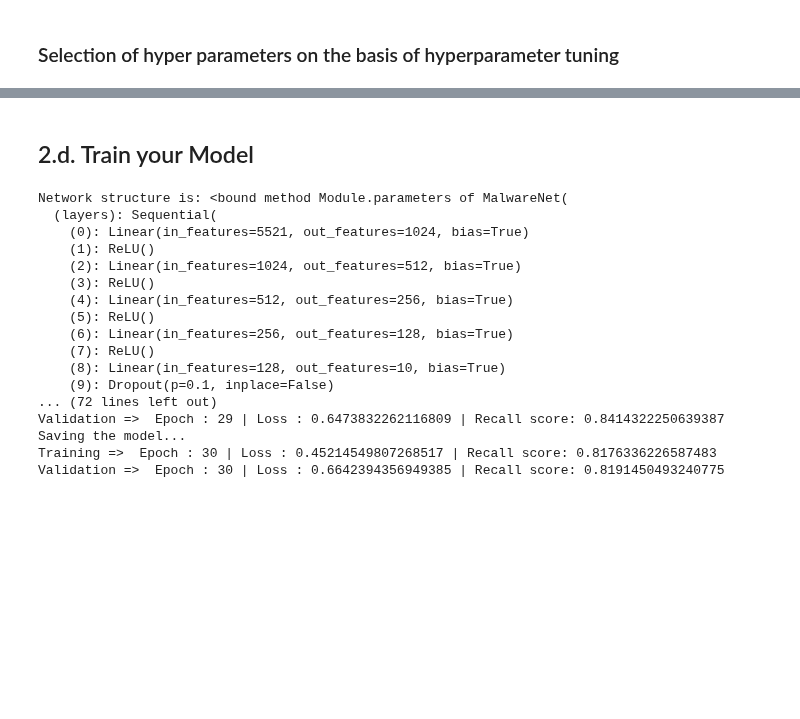
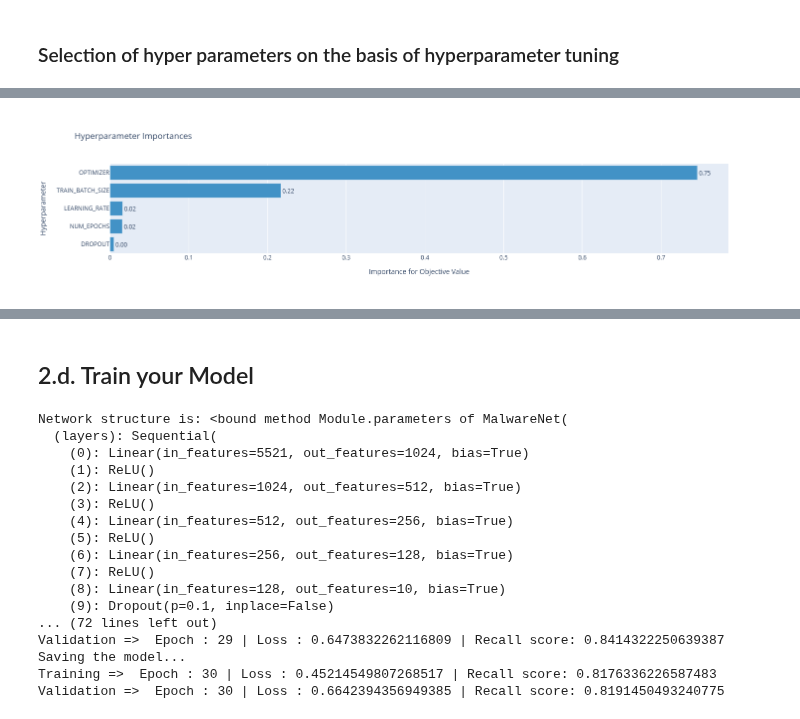
Before and after one commit to shahrukhx01/adversarial-ml-101, a Jupyter notebook: assignment3/shahrukh/assignment3_7012666_7004431_2575549.ipynb, the cells around one changed output, grey strips where cells are left out. Cells and saved outputs as stored; diff of their text form; code cells hidden in the pictures; blank space fills up the shorter version.

```diff
--- a/assignment3/shahrukh/assignment3_7012666_7004431_2575549.ipynb
+++ b/assignment3/shahrukh/assignment3_7012666_7004431_2575549.ipynb
@@ -917,0 +908,4 @@ df.sort_values(by='value', ascending=False).head(20)
+# %%
+plot_param_importances(analysis_study)
+# %% [output]
+[figure, added]
```
Also changed, not shown: parts of 15 cells of this notebook.
